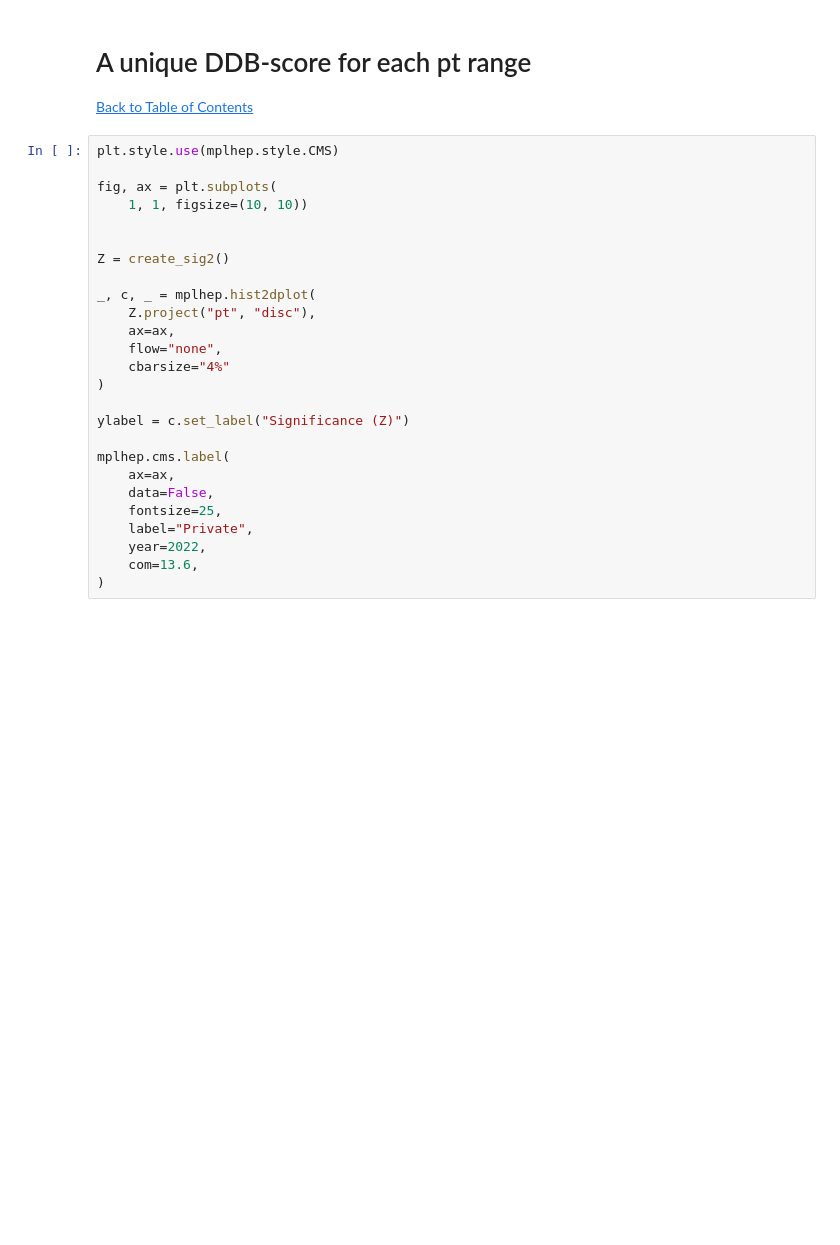
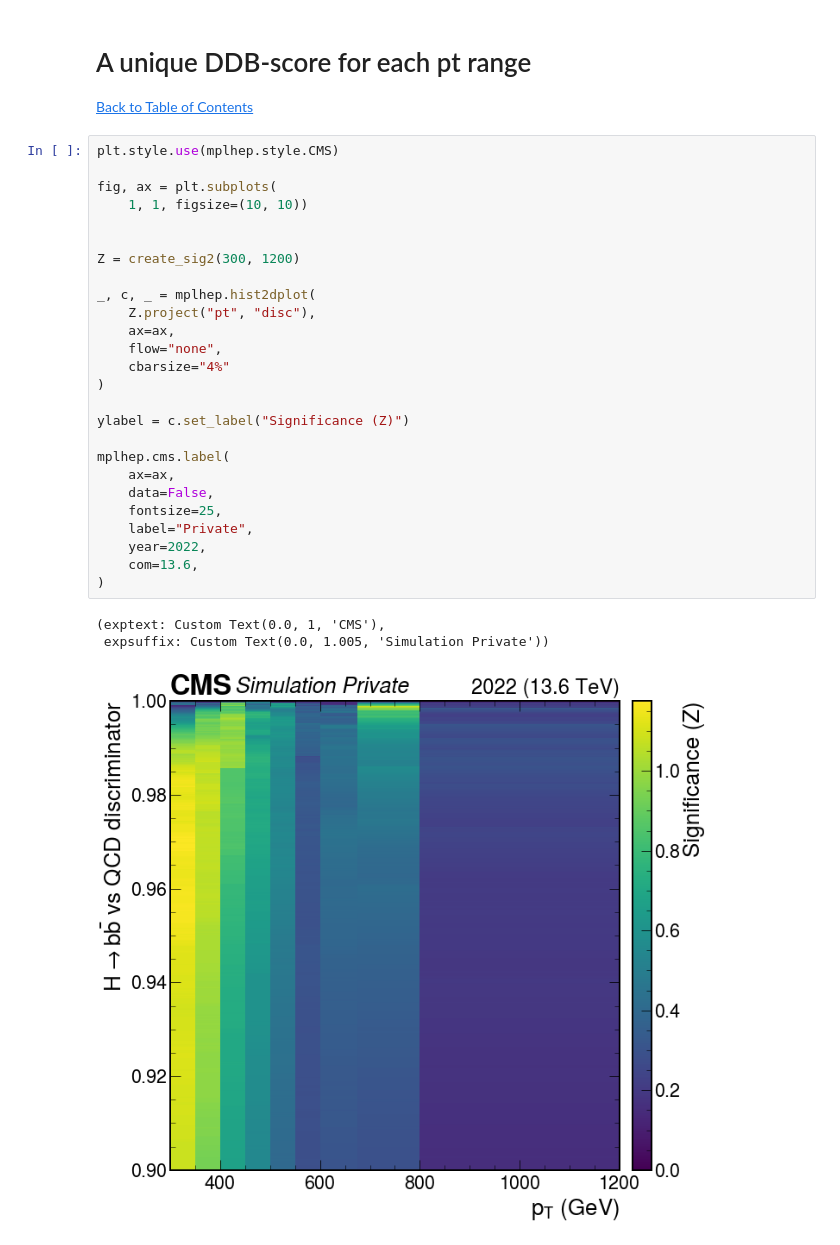
Before and after one commit to alintulu/Run3ScoutingHbb, a Jupyter notebook: notebooks/ddb_score.ipynb, the cells around one changed output. Saved outputs shown, nothing was run; the diff lists cells and outputs as text; blank space fills up the shorter version.

```diff
--- a/notebooks/ddb_score.ipynb
+++ b/notebooks/ddb_score.ipynb
@@ -248,29 +218,33 @@ NameError: name 'create_sig' is not defined
 # %%
 plt.style.use(mplhep.style.CMS)
 
 fig, ax = plt.subplots(
     1, 1, figsize=(10, 10))
 
 
-Z = create_sig2()
+Z = create_sig2(300, 1200)
 
 _, c, _ = mplhep.hist2dplot(
     Z.project("pt", "disc"),
     ax=ax,
     flow="none",
     cbarsize="4%"
 )
 
 ylabel = c.set_label("Significance (Z)")
 
 mplhep.cms.label(
     ax=ax,
     data=False,
     fontsize=25,
     label="Private",
     year=2022,
     com=13.6,
 )
+# %% [output]
+(exptext: Custom Text(0.0, 1, 'CMS'),
+ expsuffix: Custom Text(0.0, 1.005, 'Simulation Private'))
+[figure, added]
 # %%
 plt.style.use(mplhep.style.CMS)
 
```
Also changed, not shown: parts of 10 cells of this notebook, 11 other files.
